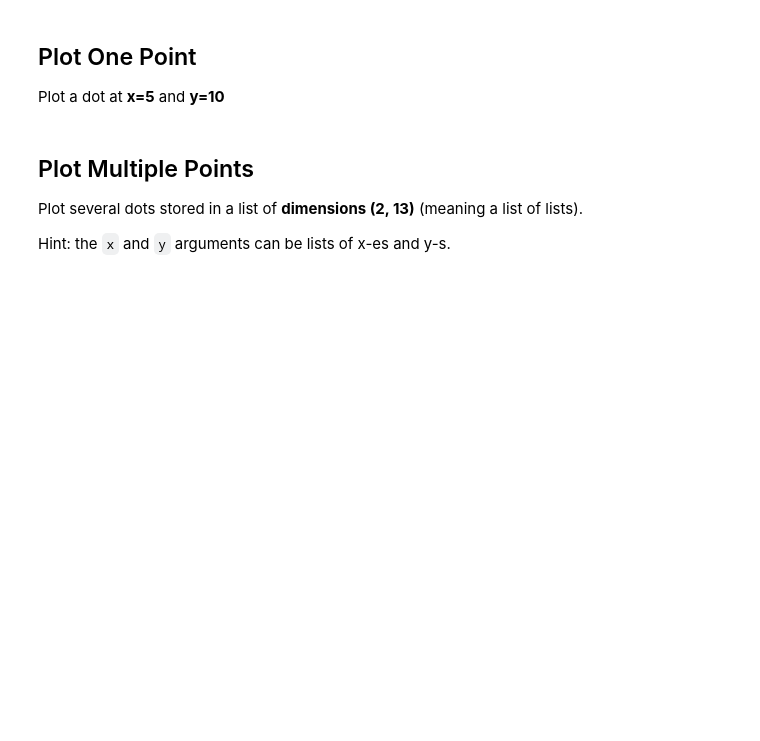
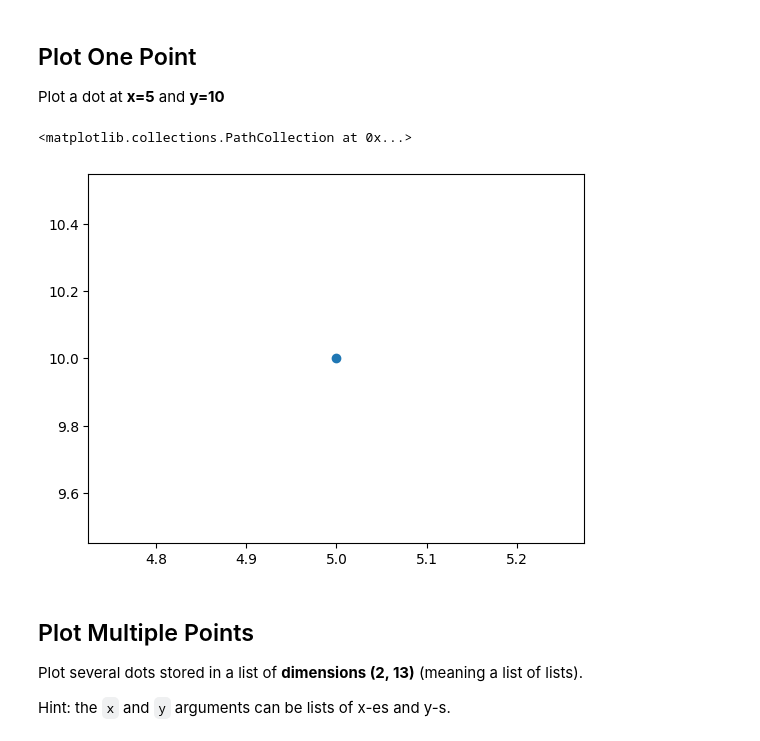
Before and after one commit to abed-dvp/data-algebra-warmup, a Jupyter notebook: algebra-warmup.ipynb, the cells around one changed output. Cells and saved outputs as stored; diff of their text form; code cells hidden in the pictures; blank space fills up the shorter version.

```diff
--- a/algebra-warmup.ipynb
+++ b/algebra-warmup.ipynb
@@ -32,3 +28,9 @@ pass  # YOUR CODE HERE
+# %%
+dot_coordinates = [5, 10]
+plt.scatter(x = dot_coordinates[0] ,y = dot_coordinates[1])
+# %% [output]
+<matplotlib.collections.PathCollection at 0x...>
+[figure, added]
 # %% [markdown]
 ## Plot Multiple Points
 
```
Also changed, not shown: parts of 10 cells of this notebook.
